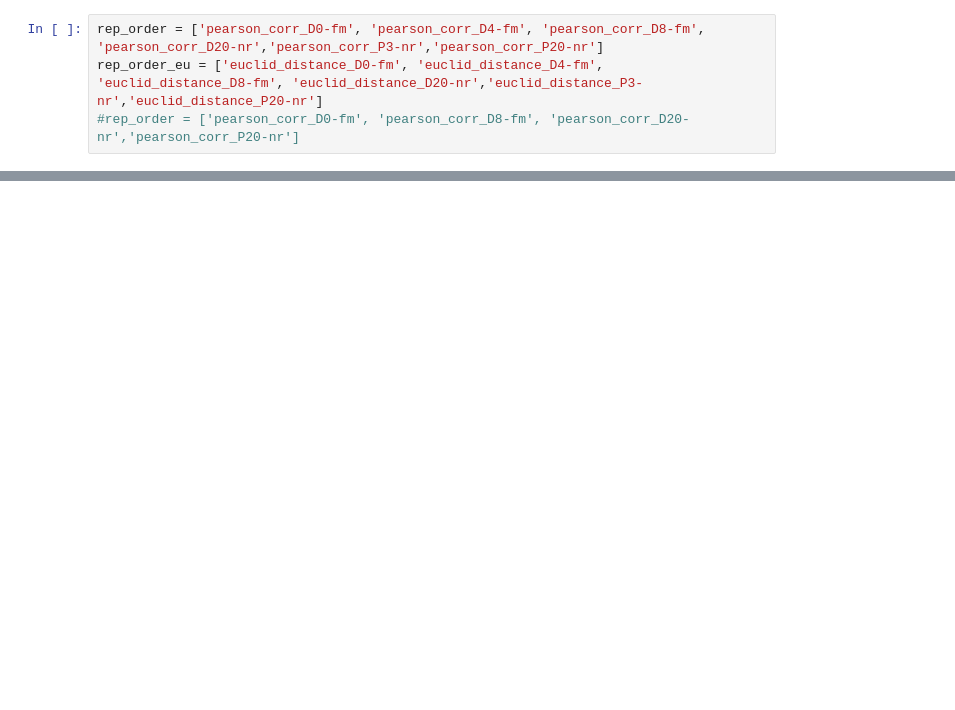
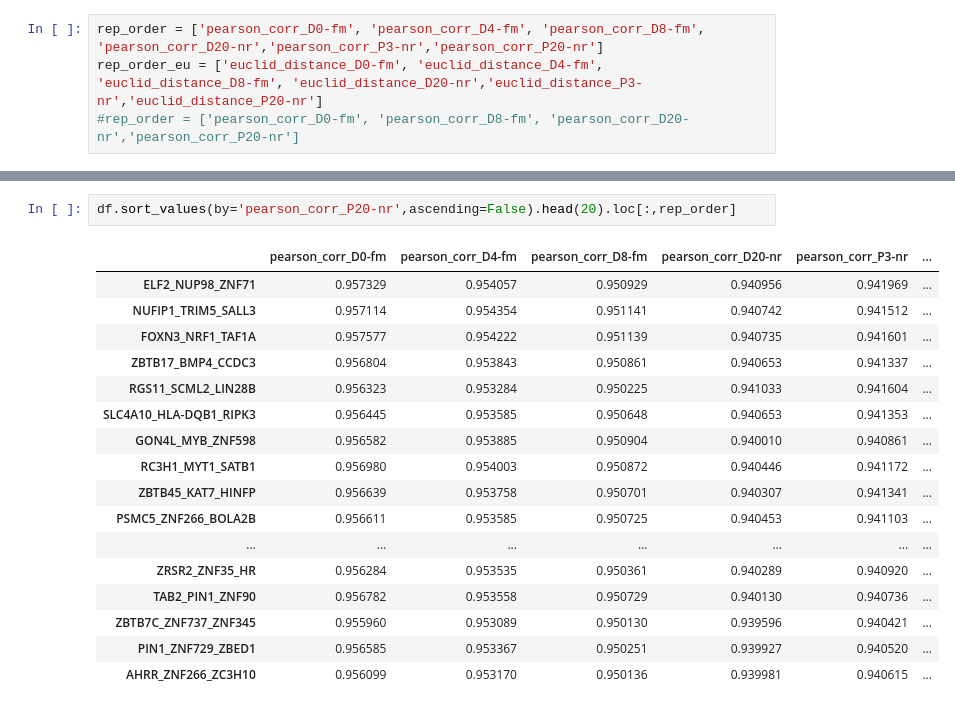
Before and after one commit to a93sokol/scGPT_reproduce, a Jupyter notebook: tutorials/explore_pert_search_multi_cell.ipynb, the cells around one changed output, grey strips where cells are left out. Drawn from its saved outputs; the diff is of its cells as text; blank space fills up the shorter version.

```diff
--- a/tutorials/explore_pert_search_multi_cell.ipynb
+++ b/tutorials/explore_pert_search_multi_cell.ipynb
@@ -151,0 +120,20 @@ plt.xticks(rotation=45, ha='right');
+# %%
+df.sort_values(by='pearson_corr_P20-nr',ascending=False).head(20).loc[:,rep_order]
+# %% [output]
+|  | pearson_corr_D0-fm | pearson_corr_D4-fm | pearson_corr_D8-fm | pearson_corr_D20-nr | pearson_corr_P3-nr | ... |
+| ELF2_NUP98_ZNF71 | 0.957329 | 0.954057 | 0.950929 | 0.940956 | 0.941969 | ... |
+| NUFIP1_TRIM5_SALL3 | 0.957114 | 0.954354 | 0.951141 | 0.940742 | 0.941512 | ... |
+| FOXN3_NRF1_TAF1A | 0.957577 | 0.954222 | 0.951139 | 0.940735 | 0.941601 | ... |
+| ZBTB17_BMP4_CCDC3 | 0.956804 | 0.953843 | 0.950861 | 0.940653 | 0.941337 | ... |
+| RGS11_SCML2_LIN28B | 0.956323 | 0.953284 | 0.950225 | 0.941033 | 0.941604 | ... |
+| SLC4A10_HLA-DQB1_RIPK3 | 0.956445 | 0.953585 | 0.950648 | 0.940653 | 0.941353 | ... |
+| GON4L_MYB_ZNF598 | 0.956582 | 0.953885 | 0.950904 | 0.940010 | 0.940861 | ... |
+| RC3H1_MYT1_SATB1 | 0.956980 | 0.954003 | 0.950872 | 0.940446 | 0.941172 | ... |
+| ZBTB45_KAT7_HINFP | 0.956639 | 0.953758 | 0.950701 | 0.940307 | 0.941341 | ... |
+| PSMC5_ZNF266_BOLA2B | 0.956611 | 0.953585 | 0.950725 | 0.940453 | 0.941103 | ... |
+| ... | ... | ... | ... | ... | ... | ... |
+| ZRSR2_ZNF35_HR | 0.956284 | 0.953535 | 0.950361 | 0.940289 | 0.940920 | ... |
+| TAB2_PIN1_ZNF90 | 0.956782 | 0.953558 | 0.950729 | 0.940130 | 0.940736 | ... |
+| ZBTB7C_ZNF737_ZNF345 | 0.955960 | 0.953089 | 0.950130 | 0.939596 | 0.940421 | ... |
+| PIN1_ZNF729_ZBED1 | 0.956585 | 0.953367 | 0.950251 | 0.939927 | 0.940520 | ... |
+| AHRR_ZNF266_ZC3H10 | 0.956099 | 0.953170 | 0.950136 | 0.939981 | 0.940615 | ... |
```
Also changed, not shown: parts of 15 cells of this notebook, 3 other files.
